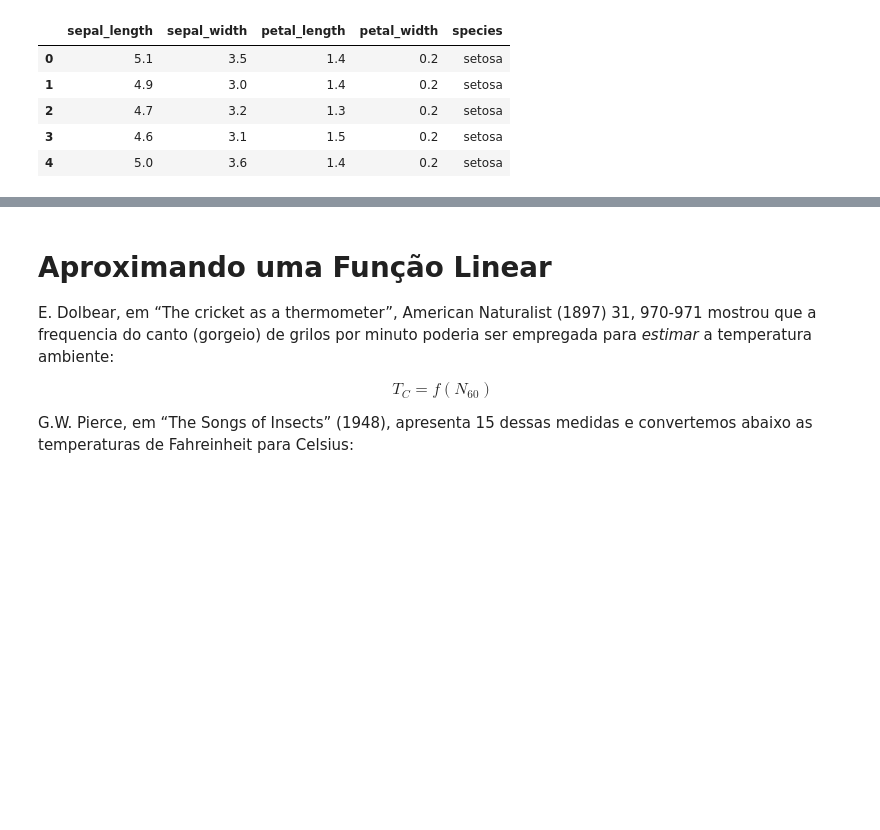
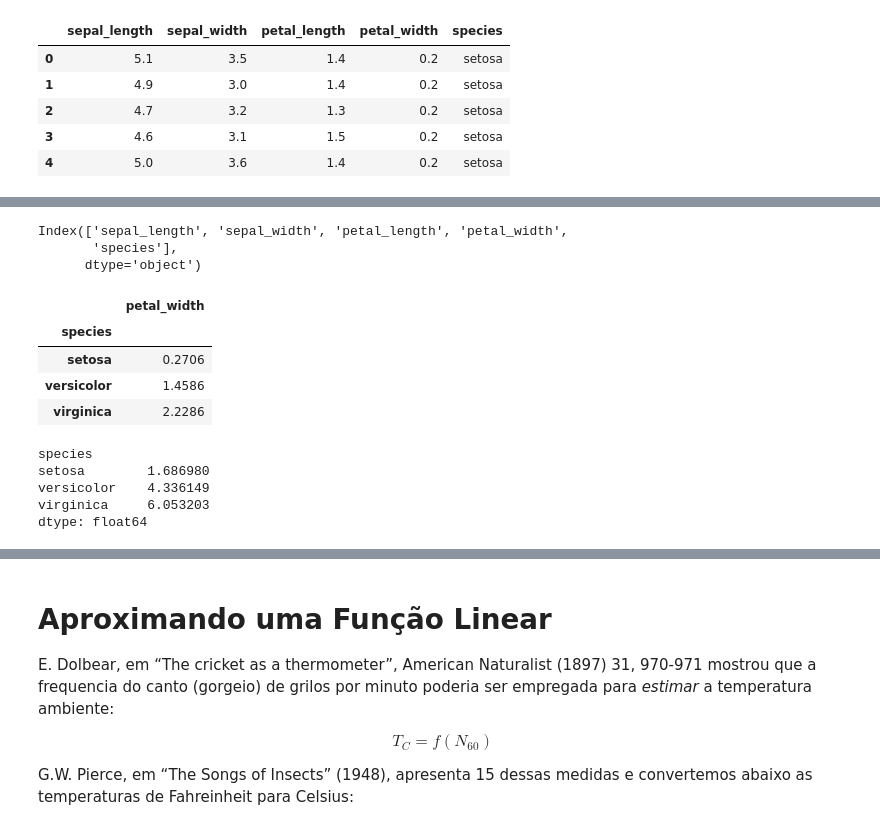
Before and after one commit to Rogerio-mack/IMT_Ciencia_de_Dados, a Jupyter notebook: IMT_Lab_Regressao.ipynb, the cells around one changed output, grey strips where cells are left out. Cells and saved outputs as stored; diff of their text form; code cells hidden in the pictures; blank space fills up the shorter version.

```diff
--- a/IMT_Lab_Regressao.ipynb
+++ b/IMT_Lab_Regressao.ipynb
@@ -38,0 +71,23 @@ iris.head()
+# %%
+iris.columns
+# %% [output]
+Index(['sepal_length', 'sepal_width', 'petal_length', 'petal_width',
+       'species'],
+      dtype='object')
+# %%
+X_test = iris.groupby('species')[['petal_width']].mean() * 1.1
+X_test
+# %% [output]
+|  | petal_width |
+| species |  |
+| setosa | 0.2706 |
+| versicolor | 1.4586 |
+| virginica | 2.2286 |
+# %%
+lm3.predict(X_test)
+# %% [output]
+species
+setosa        1.686980
+versicolor    4.336149
+virginica     6.053203
+dtype: float64
```
Also changed, not shown: parts of 7 cells of this notebook.
